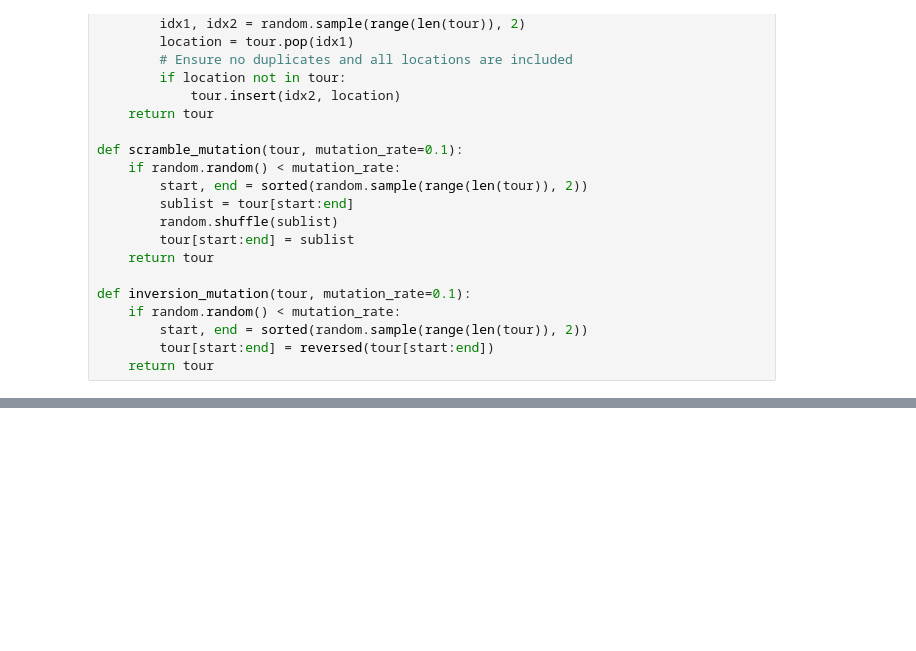
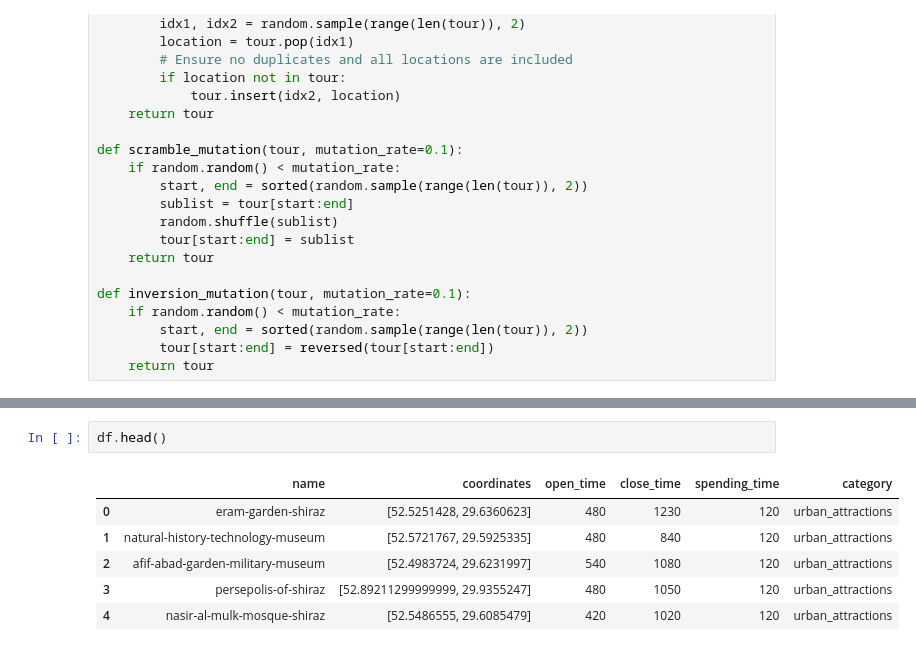
Before and after one commit to Nargess-Seifi/GA---K-means-for-TOP-, a Jupyter notebook: main.ipynb, the cells around one changed output, grey strips where cells are left out. Cells and saved outputs as stored; diff of their text form; blank space fills up the shorter version.

```diff
--- a/main.ipynb
+++ b/main.ipynb
@@ -199,0 +462,9 @@ Tour 10: [2, 3, 0, 1]
+# %%
+df.head()
+# %% [output]
+|  | name | coordinates | open_time | close_time | spending_time | category |
+| 0 | eram-garden-shiraz | [52.5251428, 29.6360623] | 480 | 1230 | 120 | urban_attractions |
+| 1 | natural-history-technology-museum | [52.5721767, 29.5925335] | 480 | 840 | 120 | urban_attractions |
+| 2 | afif-abad-garden-military-museum | [52.4983724, 29.6231997] | 540 | 1080 | 120 | urban_attractions |
+| 3 | persepolis-of-shiraz | [52.89211299999999, 29.9355247] | 480 | 1050 | 120 | urban_attractions |
+| 4 | nasir-al-mulk-mosque-shiraz | [52.5486555, 29.6085479] | 420 | 1020 | 120 | urban_attractions |
```
Also changed, not shown: parts of 11 cells of this notebook.
